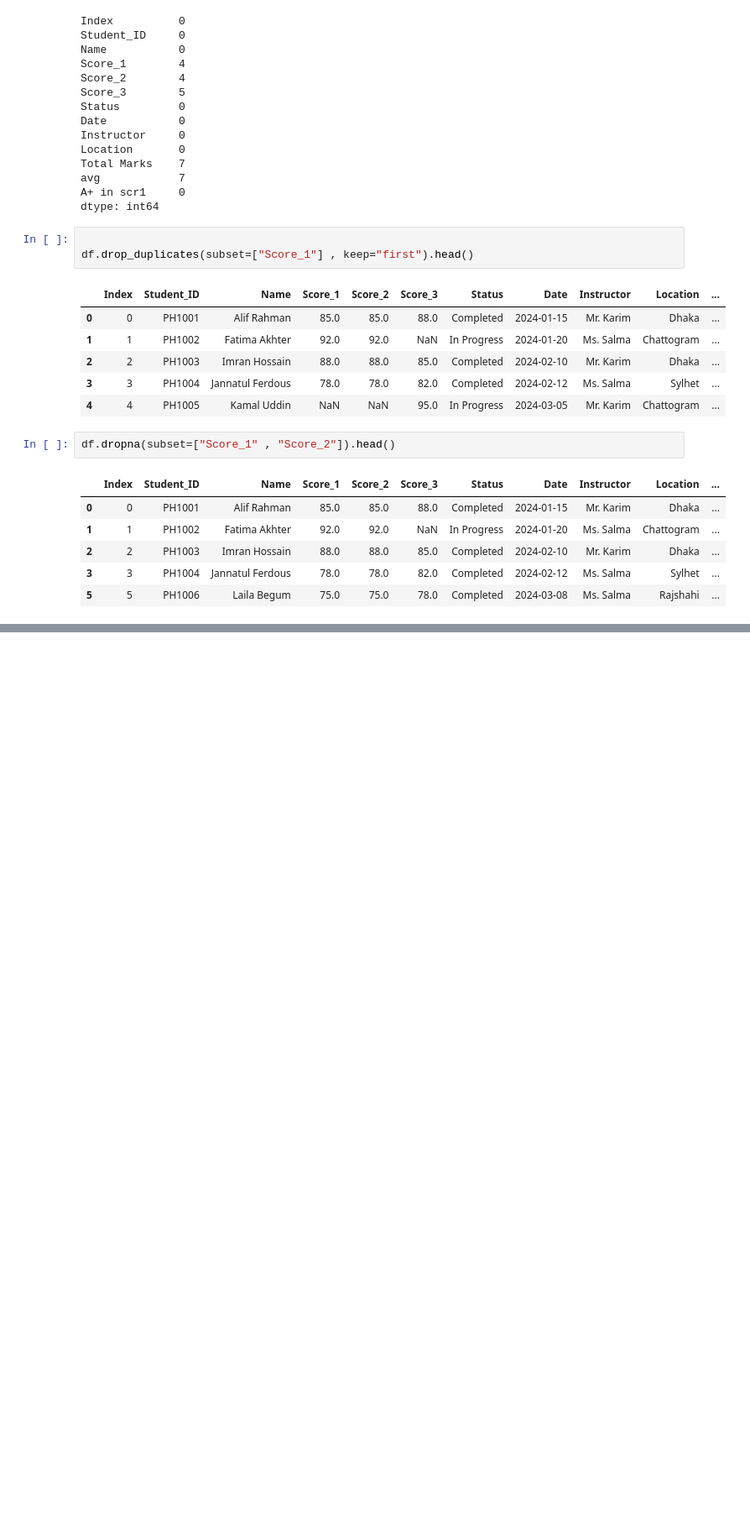
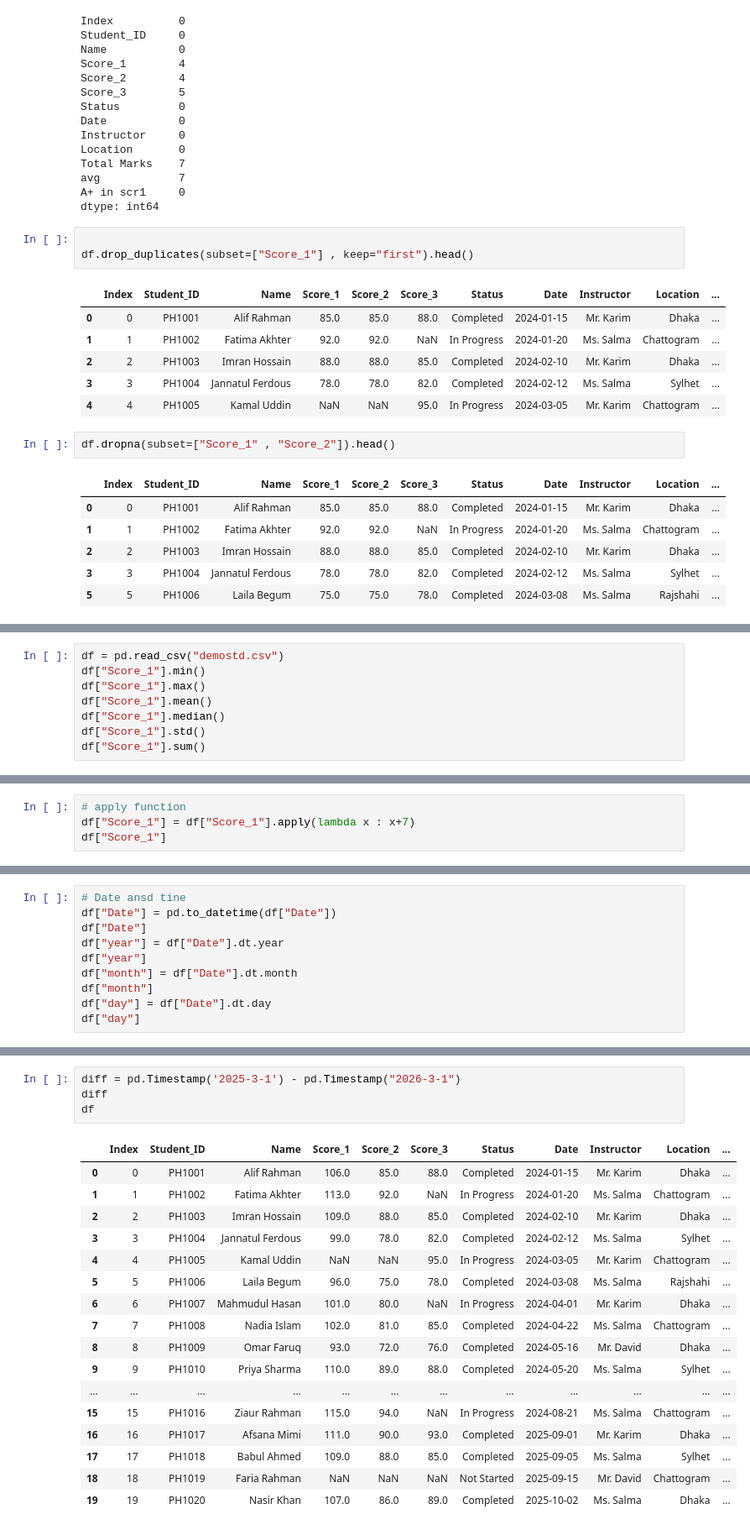
Before and after one commit to opar2043/python-alml, a Jupyter notebook: mod-13-pdFiltering/practice1.ipynb, the cells around one changed output, grey strips where cells are left out. Shown at 84% size. Drawn from its saved outputs; the diff is of its cells as text; blank space fills up the shorter version.

```diff
--- a/mod-13-pdFiltering/practice1.ipynb
+++ b/mod-13-pdFiltering/practice1.ipynb
@@ -120,0 +141,8 @@ df.fillna(df["Score_1"].mean(), inplace=True).head()
+# %%
+df = pd.read_csv("demostd.csv")
+df["Score_1"].min()
+df["Score_1"].max()
+df["Score_1"].mean()
+df["Score_1"].median()
+df["Score_1"].std()
+df["Score_1"].sum()
@@ -120,0 +151,4 @@ df.fillna(df["Score_1"].mean(), inplace=True).head()
+# %%
+# apply function
+df["Score_1"] = df["Score_1"].apply(lambda x : x+7)
+df["Score_1"]
@@ -120,0 +173,10 @@ df.fillna(df["Score_1"].mean(), inplace=True).head()
+# %%
+# Date ansd tine
+df["Date"] = pd.to_datetime(df["Date"])
+df["Date"]
+df["year"] = df["Date"].dt.year
+df["year"]
+df["month"] = df["Date"].dt.month
+df["month"]
+df["day"] = df["Date"].dt.day
+df["day"]
@@ -120,0 +201,22 @@ df.fillna(df["Score_1"].mean(), inplace=True).head()
+# %%
+diff = pd.Timestamp('2025-3-1') - pd.Timestamp("2026-3-1")
+diff
+df
+# %% [output]
+|  | Index | Student_ID | Name | Score_1 | Score_2 | Score_3 | Status | Date | Instructor | Location | ... |
+| 0 | 0 | PH1001 | Alif Rahman | 106.0 | 85.0 | 88.0 | Completed | 2024-01-15 | Mr. Karim | Dhaka | ... |
+| 1 | 1 | PH1002 | Fatima Akhter | 113.0 | 92.0 | NaN | In Progress | 2024-01-20 | Ms. Salma | Chattogram | ... |
+| 2 | 2 | PH1003 | Imran Hossain | 109.0 | 88.0 | 85.0 | Completed | 2024-02-10 | Mr. Karim | Dhaka | ... |
+| 3 | 3 | PH1004 | Jannatul Ferdous | 99.0 | 78.0 | 82.0 | Completed | 2024-02-12 | Ms. Salma | Sylhet | ... |
+| 4 | 4 | PH1005 | Kamal Uddin | NaN | NaN | 95.0 | In Progress | 2024-03-05 | Mr. Karim | Chattogram | ... |
+| 5 | 5 | PH1006 | Laila Begum | 96.0 | 75.0 | 78.0 | Completed | 2024-03-08 | Ms. Salma | Rajshahi | ... |
+| 6 | 6 | PH1007 | Mahmudul Hasan | 101.0 | 80.0 | NaN | In Progress | 2024-04-01 | Mr. Karim | Dhaka | ... |
+| 7 | 7 | PH1008 | Nadia Islam | 102.0 | 81.0 | 85.0 | Completed | 2024-04-22 | Ms. Salma | Chattogram | ... |
+| 8 | 8 | PH1009 | Omar Faruq | 93.0 | 72.0 | 76.0 | Completed | 2024-05-16 | Mr. David | Dhaka | ... |
+| 9 | 9 | PH1010 | Priya Sharma | 110.0 | 89.0 | 88.0 | Completed | 2024-05-20 | Ms. Salma | Sylhet | ... |
+| ... | ... | ... | ... | ... | ... | ... | ... | ... | ... | ... | ... |
+| 15 | 15 | PH1016 | Ziaur Rahman | 115.0 | 94.0 | NaN | In Progress | 2024-08-21 | Ms. Salma | Chattogram | ... |
+| 16 | 16 | PH1017 | Afsana Mimi | 111.0 | 90.0 | 93.0 | Completed | 2025-09-01 | Mr. Karim | Dhaka | ... |
+| 17 | 17 | PH1018 | Babul Ahmed | 109.0 | 88.0 | 85.0 | Completed | 2025-09-05 | Ms. Salma | Sylhet | ... |
+| 18 | 18 | PH1019 | Faria Rahman | NaN | NaN | NaN | Not Started | 2025-09-15 | Mr. David | Chattogram | ... |
+| 19 | 19 | PH1020 | Nasir Khan | 107.0 | 86.0 | 89.0 | Completed | 2025-10-02 | Ms. Salma | Dhaka | ... |
```
Also changed, not shown: parts of 6 cells of this notebook.
